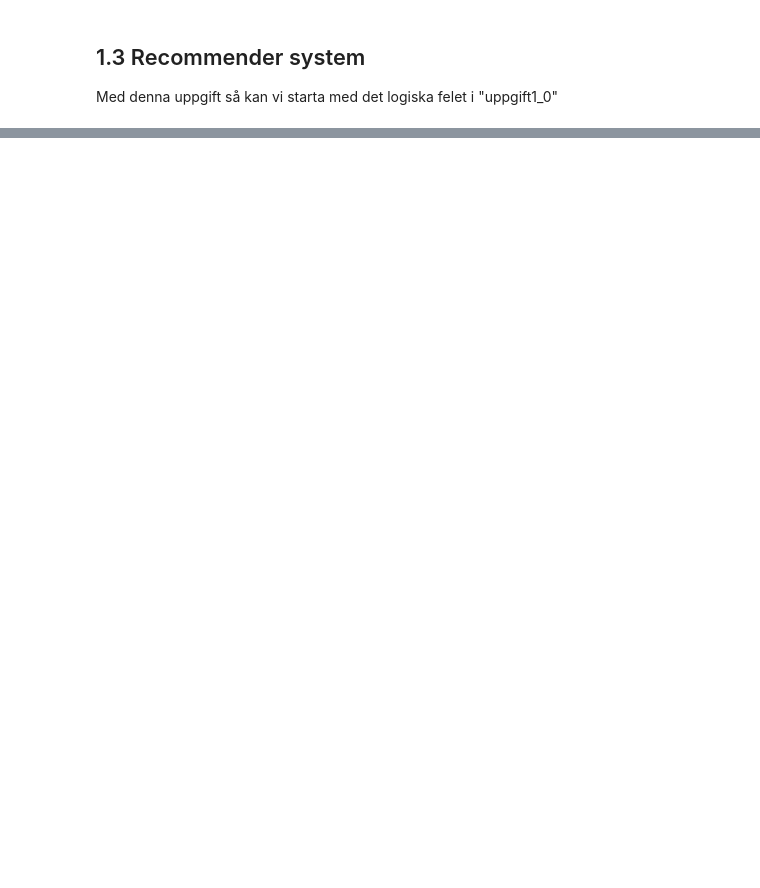
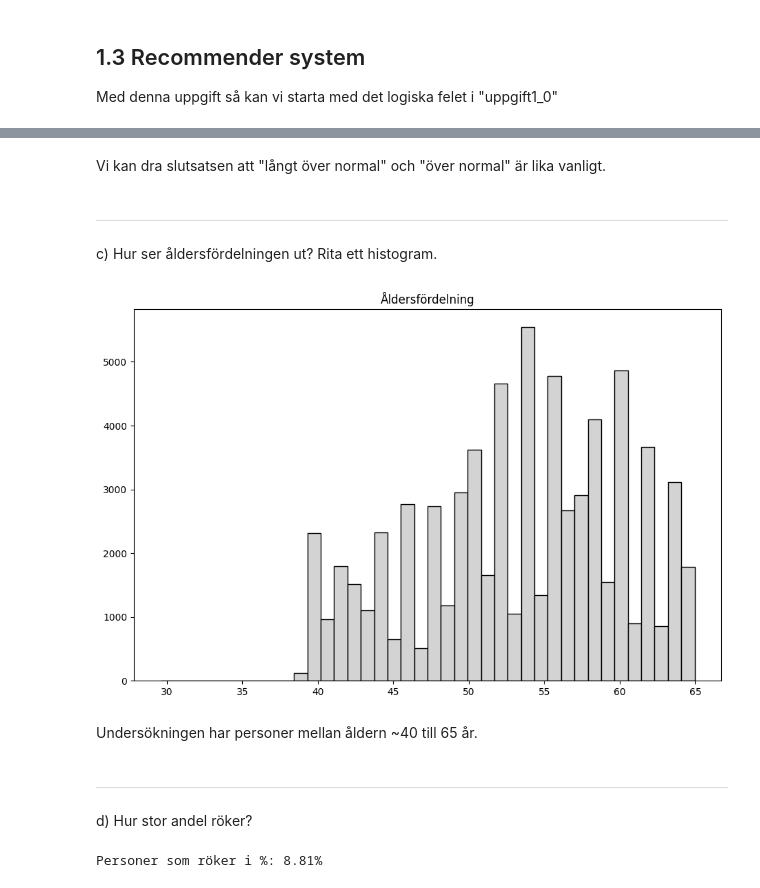
Before and after one commit to Markofbear/AI-Bjorn-Lagerblad-OPA23, a Jupyter notebook: labs/labb1/labb1.ipynb, the cells around one changed output, grey strips where cells are left out. Saved outputs shown, nothing was run; the diff lists cells and outputs as text; code cells hidden in the pictures; blank space fills up the shorter version.

```diff
--- a/labs/labb1/labb1.ipynb
+++ b/labs/labb1/labb1.ipynb
@@ -314,0 +377,33 @@ Med denna uppgift så kan vi starta med det logiska felet i "uppgift1_0"
+# %% [markdown]
+Vi kan dra slutsatsen att "långt över normal" och "över normal" är lika vanligt.
+# %% [markdown]
+---
+c) Hur ser åldersfördelningen ut? Rita ett histogram.
+# %%
+# dagar till år
+data["age"] = data["age"] / 365
+
+# Skapa ett histogram över åldern
+plt.figure(figsize=(11, 7))
+
+#bins för att få ut en mera strukturerad data(tack igen w3school)
+plt.hist(data["age"], bins=40, color="lightgrey", edgecolor="black")
+plt.title("Åldersfördelning")
+plt.show()
+# %% [output]
+[figure, added]
+# %% [markdown]
+Undersökningen har personer mellan åldern ~40 till 65 år.
+# %% [markdown]
+---
+ d) Hur stor andel röker?
+# %%
+rökare = data["smoke"].sum()
+total = len(data)
+
+rökare_procent = (rökare / total) * 100
+
+# avrundar till 2 decimaler
+print(f"Personer som röker i %: {rökare_procent:.2f}%")
+# %% [output]
+Personer som röker i %: 8.81%
```
Also changed, not shown: parts of 18 cells of this notebook, 2 other files.
